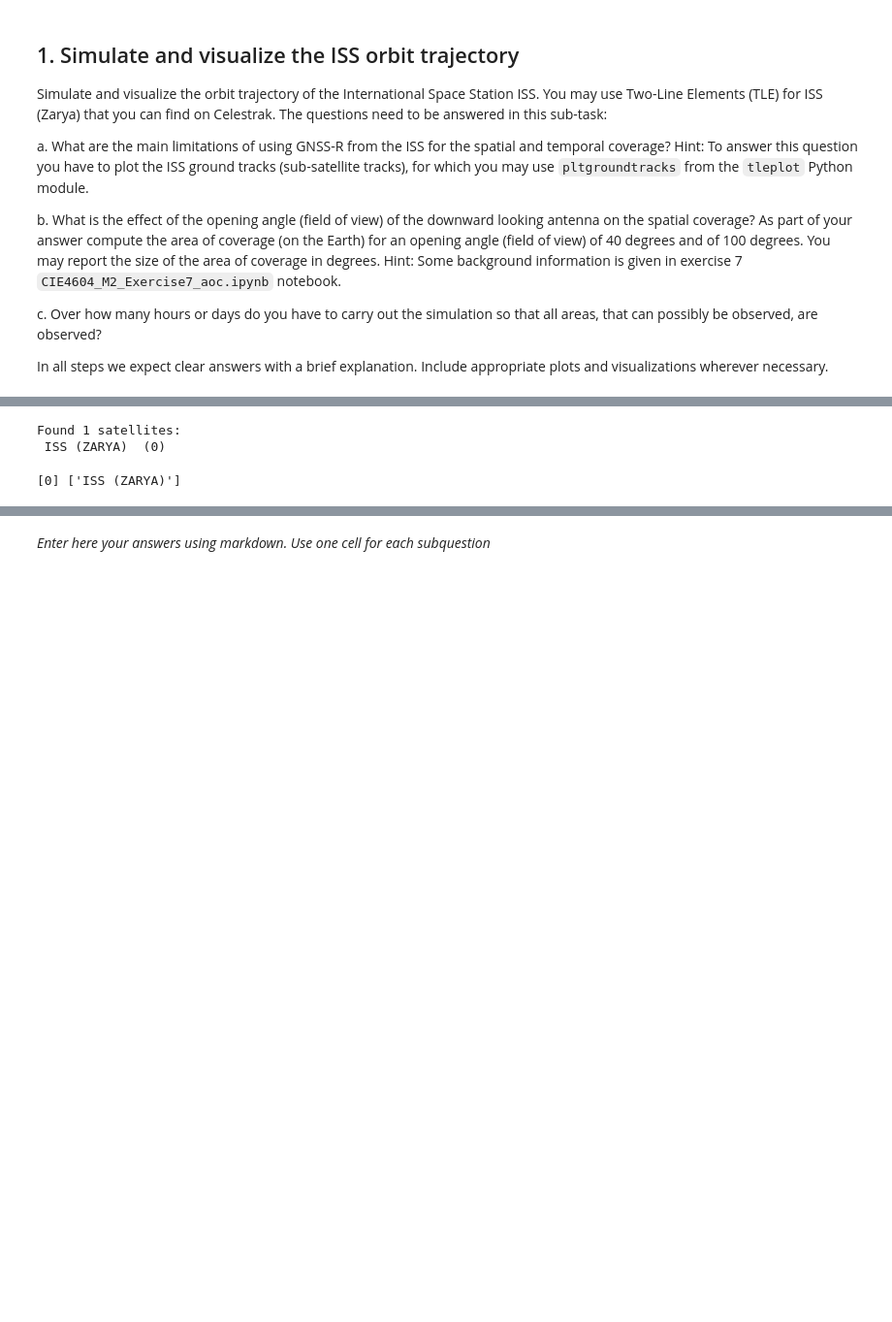
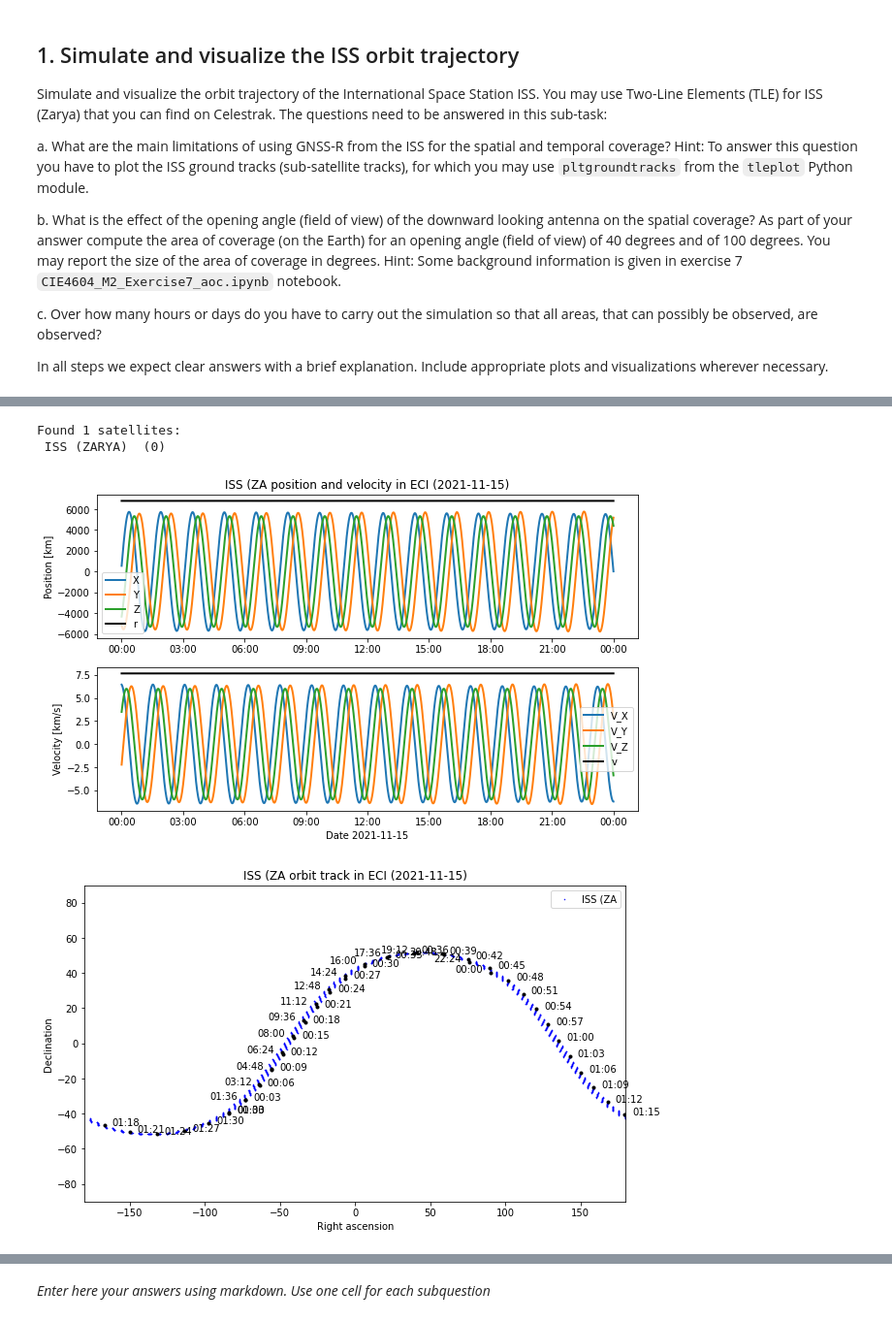
Before and after one commit to mlinds/sim_vis, a Jupyter notebook: assignment2/Assignment2Template.ipynb, the cells around one changed output, grey strips where cells are left out. Shown at 97% size. Cells and saved outputs as stored; diff of their text form; code cells hidden in the pictures; blank space fills up the shorter version.

Commit message:
got much of the plotting running

```diff
--- a/assignment2/Assignment2Template.ipynb
+++ b/assignment2/Assignment2Template.ipynb
@@ -61,6 +63,6 @@ import tleplot as tle
 # %%
 tle.tleget('stations')
-tleERS = tleplot.tleread('stations.txt')
+tleERS = tle.tleread('stations.txt',verbose=0)
 # %% [output]
 Saving TLE set to default name
 TLEGET: Downloaded stations.txt from http://celestrak.com/NORAD/elements/
@@ -82,12 +70,11 @@ CREW DRAGON 3           2021-323.47973   6798.94  0.0004582    51.6438   294.858
-# %%
-isat,name = tle.tlefind(tleERS,'ISS (ZA')
-
-tle.tleplot1(tleERS,)
-# %% [output]
-Found 1 satellites:
- ISS (ZARYA)  (0)
-# %%
-
-print(isat,name)
-# %% [output]
-[0] ['ISS (ZARYA)']
+# %%
+isat,name = tle.tlefind(tleERS,'ISS (ZA')
+
+iss_track_eci = tle.tle2vec(tleERS,['2021-11-15 0:00:00', 24*60 ,1],'ISS (ZA')
+
+tle.tleplot1(tleERS,['2021-11-15 0:00:00', 24*60 ,1],'ISS (ZA')
+# %% [output]
+Found 1 satellites:
+ ISS (ZARYA)  (0)
+[figure, added]
+[figure, added]
```
Also changed, not shown: parts of 7 cells of this notebook.
